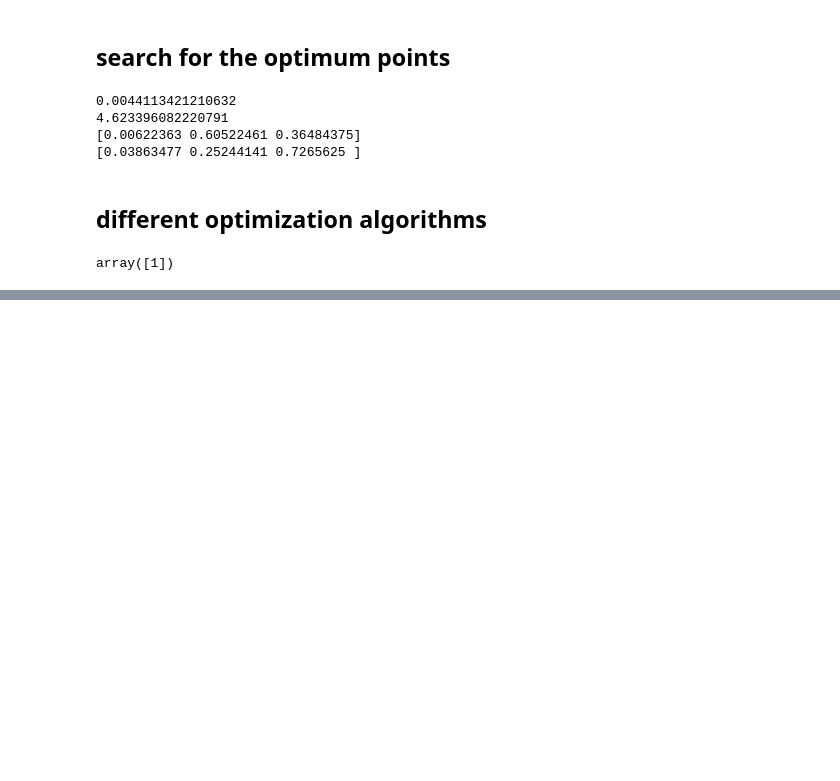
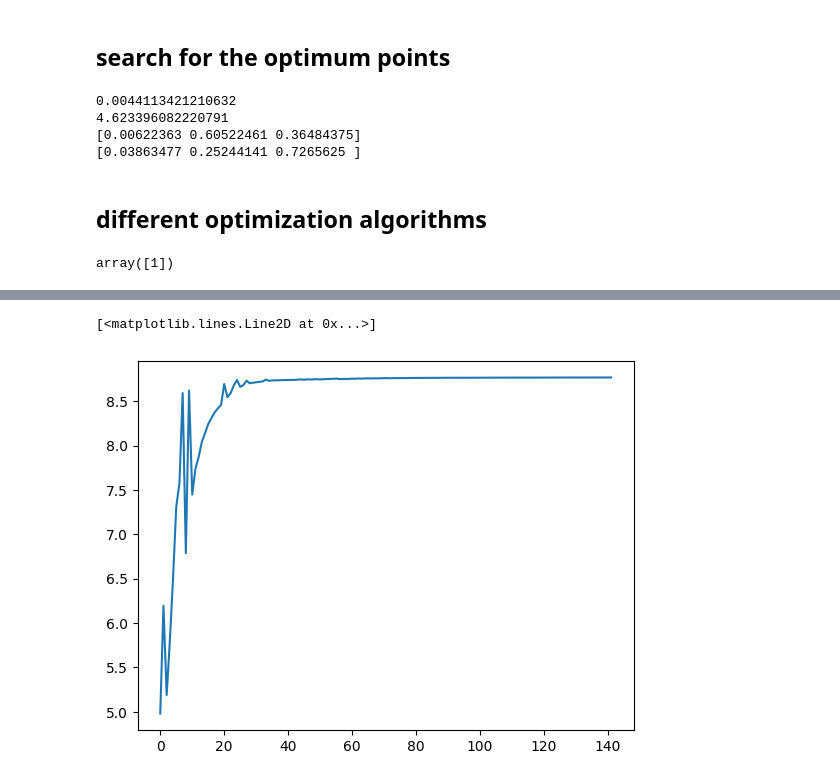
Before and after one commit to justinmiller33/3dasm_project, a Jupyter notebook: Optimization.ipynb, the cells around one changed output, grey strips where cells are left out. Saved outputs shown, nothing was run; the diff lists cells and outputs as text; code cells hidden in the pictures; blank space fills up the shorter version.

```diff
--- a/Optimization.ipynb
+++ b/Optimization.ipynb
@@ -453,0 +476,5 @@ NameError: name 'intermediate_result' is not defined
+# %%
+plt.plot(energy_converge_space)
+# %% [output]
+[<matplotlib.lines.Line2D at 0x...>]
+[figure, added]
```
Also changed, not shown: parts of 2 cells of this notebook.
